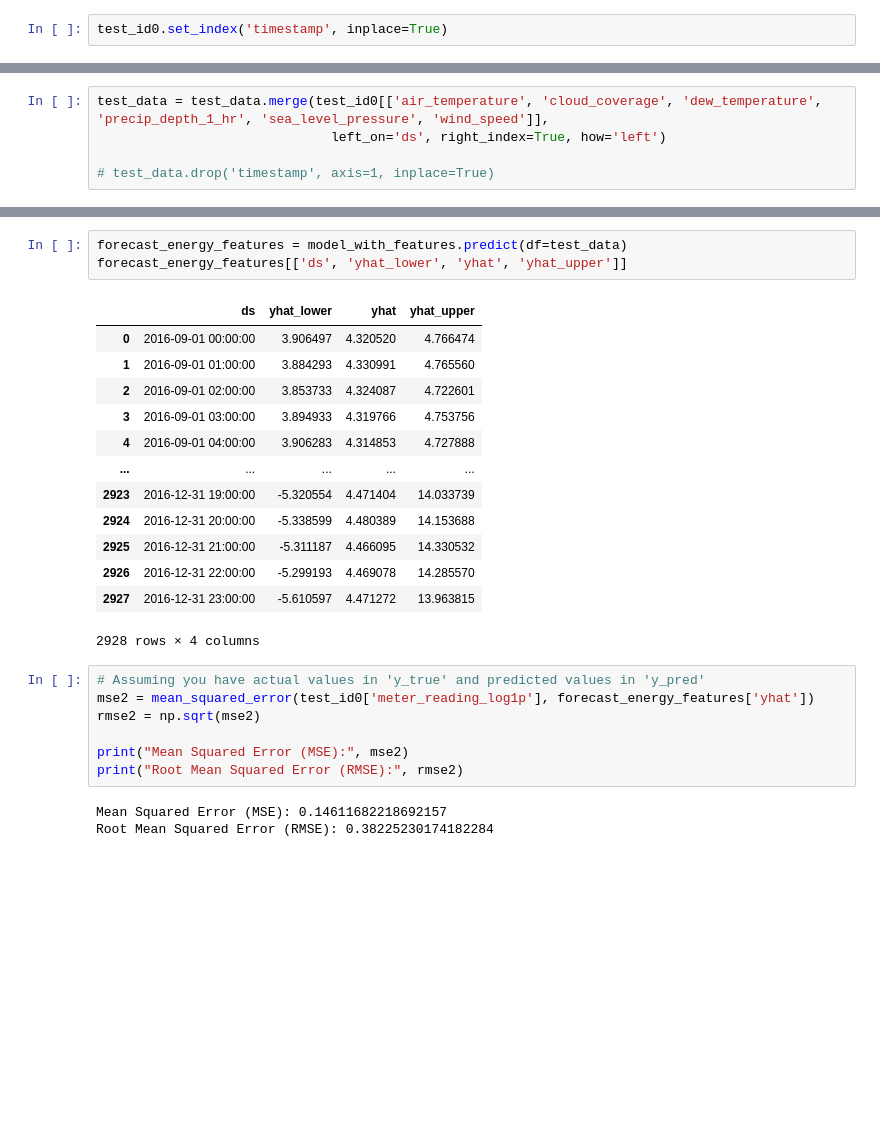
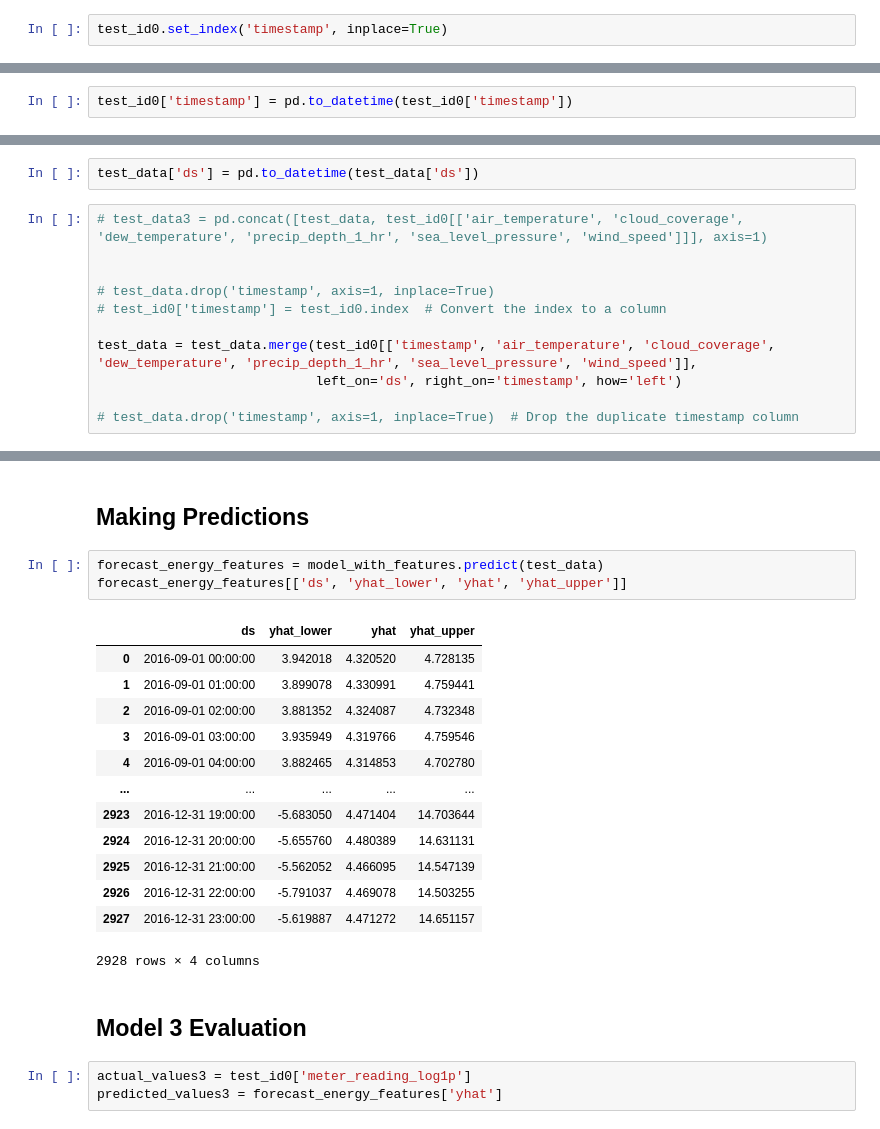
Before and after one commit to Shereen74/graduation_project, a Jupyter notebook: Predictions_ProphetModel.ipynb, the cells around one changed output, grey strips where cells are left out. Cells and saved outputs as stored; diff of their text form; blank space fills up the shorter version.

```diff
--- a/Predictions_ProphetModel.ipynb
+++ b/Predictions_ProphetModel.ipynb
@@ -459,7 +569,2 @@ INFO:cmdstanpy:Chain [1] start processing
 INFO:cmdstanpy:Chain [1] done processing
 <prophet.forecaster.Prophet at 0x...>
-# %%
-test_data = test_data.merge(test_id0[['air_temperature', 'cloud_coverage', 'dew_temperature', 'precip_depth_1_hr', 'sea_level_pressure', 'wind_speed']],
-                              left_on='ds', right_index=True, how='left')
-
-# test_data.drop('timestamp', axis=1, inplace=True)
@@ -481,0 +605,2 @@ test_data
+# %%
+test_id0['timestamp'] = pd.to_datetime(test_id0['timestamp'])
@@ -481,0 +613,13 @@ test_data
+# %%
+test_data['ds'] = pd.to_datetime(test_data['ds'])
+# %%
+# test_data3 = pd.concat([test_data, test_id0[['air_temperature', 'cloud_coverage', 'dew_temperature', 'precip_depth_1_hr', 'sea_level_pressure', 'wind_speed']]], axis=1)
+
+
+# test_data.drop('timestamp', axis=1, inplace=True)
+# test_id0['timestamp'] = test_id0.index  # Convert the index to a column
+
+test_data = test_data.merge(test_id0[['timestamp', 'air_temperature', 'cloud_coverage', 'dew_temperature', 'precip_depth_1_hr', 'sea_level_pressure', 'wind_speed']],
+                            left_on='ds', right_on='timestamp', how='left')
+
+# test_data.drop('timestamp', axis=1, inplace=True)  # Drop the duplicate timestamp column
@@ -482,27 +642,24 @@ test_data
+# %% [markdown]
+## Making Predictions
 # %%
-forecast_energy_features = model_with_features.predict(df=test_data)
+forecast_energy_features = model_with_features.predict(test_data)
 forecast_energy_features[['ds', 'yhat_lower', 'yhat', 'yhat_upper']]
 # %% [output]
 |  | ds | yhat_lower | yhat | yhat_upper |
-| 0 | 2016-09-01 00:00:00 | 3.906497 | 4.320520 | 4.766474 |
-| 1 | 2016-09-01 01:00:00 | 3.884293 | 4.330991 | 4.765560 |
-| 2 | 2016-09-01 02:00:00 | 3.853733 | 4.324087 | 4.722601 |
-| 3 | 2016-09-01 03:00:00 | 3.894933 | 4.319766 | 4.753756 |
-| 4 | 2016-09-01 04:00:00 | 3.906283 | 4.314853 | 4.727888 |
+| 0 | 2016-09-01 00:00:00 | 3.942018 | 4.320520 | 4.728135 |
+| 1 | 2016-09-01 01:00:00 | 3.899078 | 4.330991 | 4.759441 |
+| 2 | 2016-09-01 02:00:00 | 3.881352 | 4.324087 | 4.732348 |
+| 3 | 2016-09-01 03:00:00 | 3.935949 | 4.319766 | 4.759546 |
+| 4 | 2016-09-01 04:00:00 | 3.882465 | 4.314853 | 4.702780 |
 | ... | ... | ... | ... | ... |
-| 2923 | 2016-12-31 19:00:00 | -5.320554 | 4.471404 | 14.033739 |
-| 2924 | 2016-12-31 20:00:00 | -5.338599 | 4.480389 | 14.153688 |
-| 2925 | 2016-12-31 21:00:00 | -5.311187 | 4.466095 | 14.330532 |
-| 2926 | 2016-12-31 22:00:00 | -5.299193 | 4.469078 | 14.285570 |
-| 2927 | 2016-12-31 23:00:00 | -5.610597 | 4.471272 | 13.963815 |
+| 2923 | 2016-12-31 19:00:00 | -5.683050 | 4.471404 | 14.703644 |
+| 2924 | 2016-12-31 20:00:00 | -5.655760 | 4.480389 | 14.631131 |
+| 2925 | 2016-12-31 21:00:00 | -5.562052 | 4.466095 | 14.547139 |
+| 2926 | 2016-12-31 22:00:00 | -5.791037 | 4.469078 | 14.503255 |
+| 2927 | 2016-12-31 23:00:00 | -5.619887 | 4.471272 | 14.651157 |
 2928 rows × 4 columns
-# %%
-# Assuming you have actual values in 'y_true' and predicted values in 'y_pred'
-mse2 = mean_squared_error(test_id0['meter_reading_log1p'], forecast_energy_features['yhat'])
-rmse2 = np.sqrt(mse2)
-
-print("Mean Squared Error (MSE):", mse2)
-print("Root Mean Squared Error (RMSE):", rmse2)
-# %% [output]
-Mean Squared Error (MSE): 0.14611682218692157
-Root Mean Squared Error (RMSE): 0.38225230174182284
+# %% [markdown]
+## Model 3 Evaluation
+# %%
+actual_values3 = test_id0['meter_reading_log1p']
+predicted_values3 = forecast_energy_features['yhat']
```
Also changed, not shown: parts of 52 cells of this notebook.
